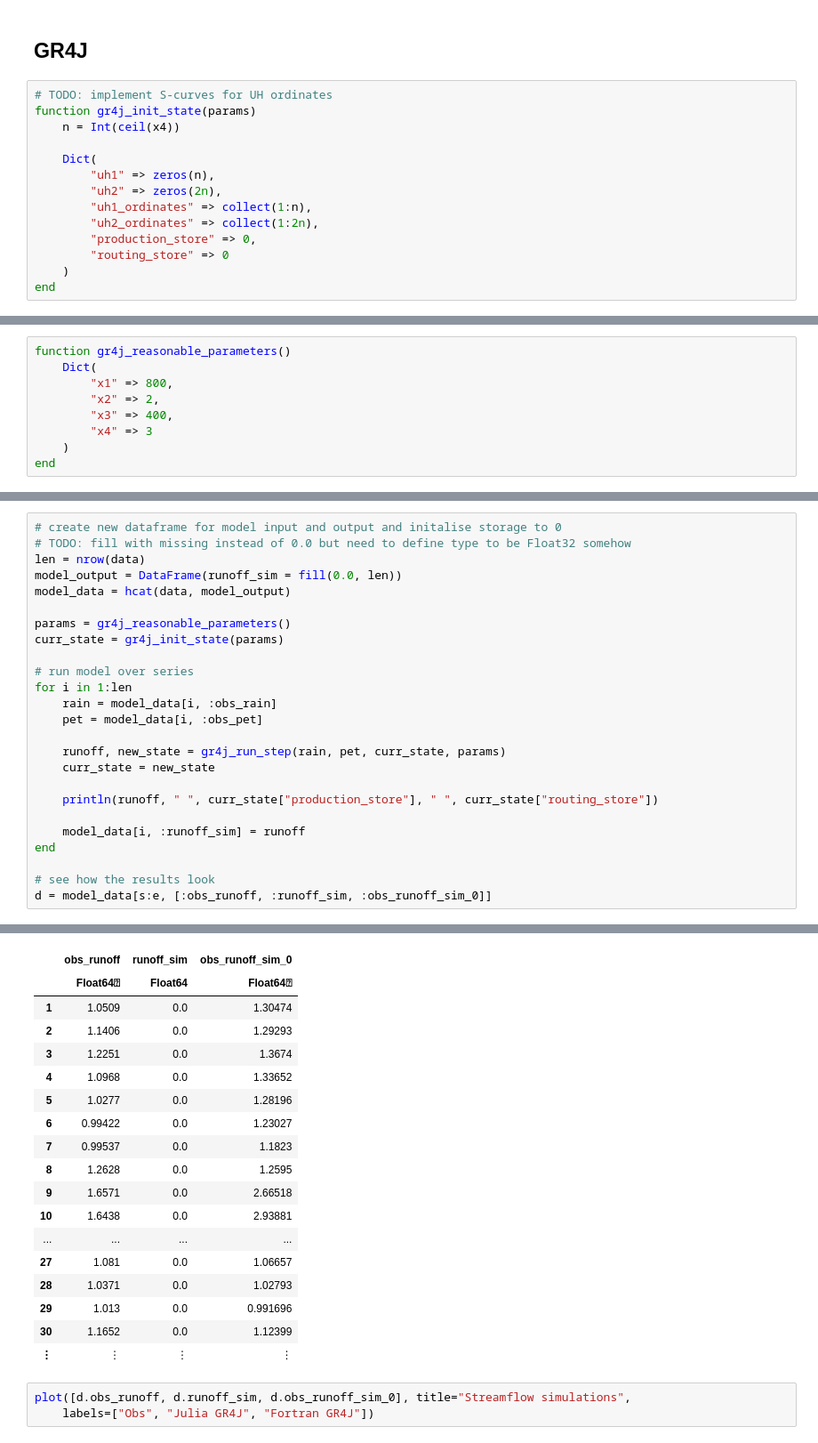
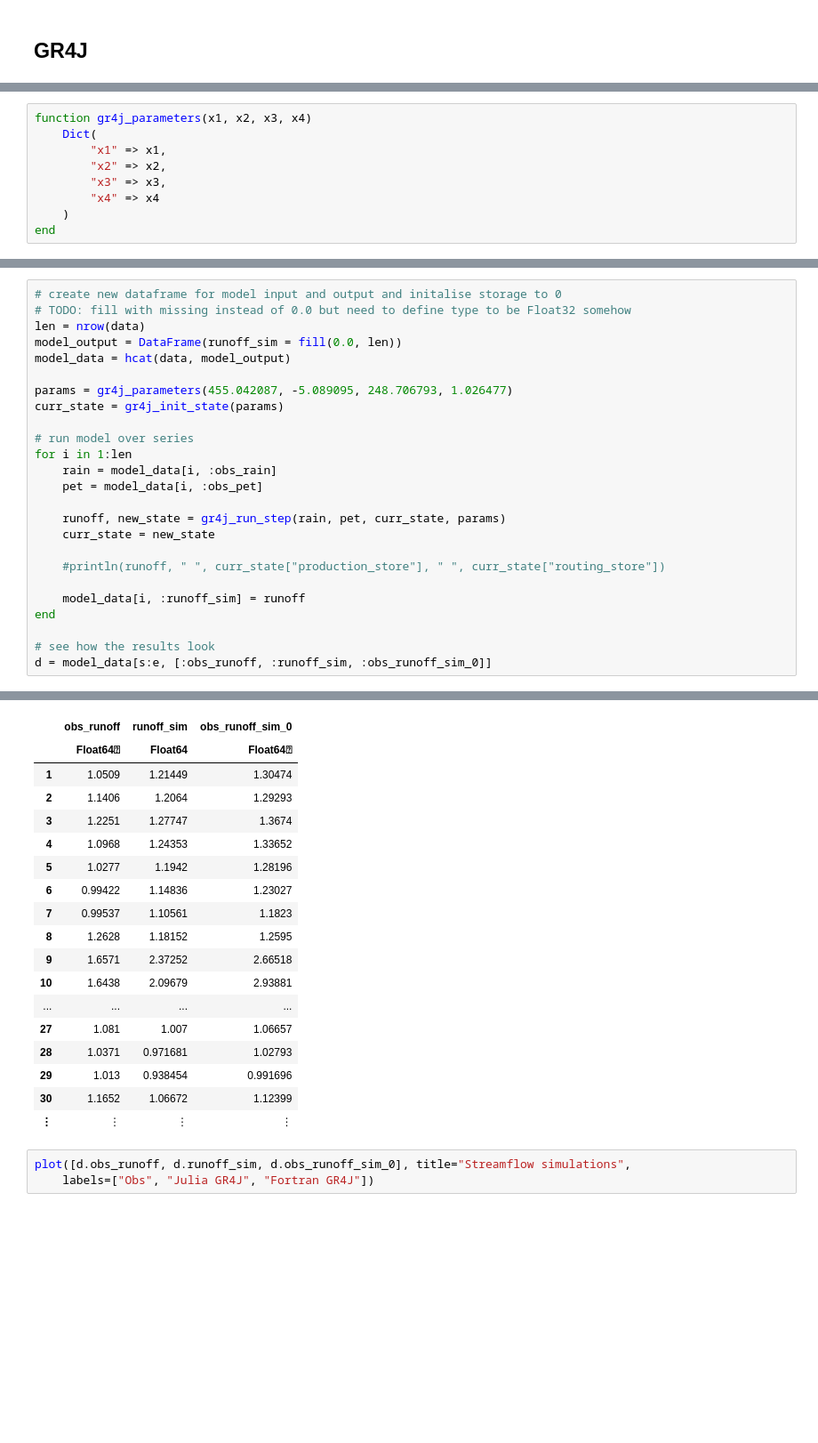
Before and after one commit to richardlaugesen/hurst, a Jupyter notebook: tinker.ipynb, the cells around one changed output, grey strips where cells are left out. Shown at 89% size. Cells and saved outputs as stored; diff of their text form; blank space fills up the shorter version.

Commit message:
Updated tinker notebook to use new GR4J implementation

```diff
--- a/tinker.ipynb
+++ b/tinker.ipynb
@@ -174,17 +174,3 @@ plot([d.obs_runoff, d.runoff_sim, d.obs_runoff_sim_0], title="Streamflow simulat
     labels=["Obs", "One-Store", "GR4J"])
 # %% [markdown]
 ## GR4J
-# %%
-# TODO: implement S-curves for UH ordinates
-function gr4j_init_state(params)
-    n = Int(ceil(x4))
-
-    Dict(
-        "uh1" => zeros(n),
-        "uh2" => zeros(2n),
-        "uh1_ordinates" => collect(1:n),
-        "uh2_ordinates" => collect(1:2n),
-        "production_store" => 0,
-        "routing_store" => 0
-    )
-end
@@ -204,9 +176,0 @@ gr4j_random_parameters (generic function with 1 method)
-# %%
-function gr4j_reasonable_parameters()
-    Dict(
-        "x1" => 800,
-        "x2" => 2,
-        "x3" => 400,
-        "x4" => 3
-    )
-end
@@ -300,0 +195,9 @@ Dict{String,Any}("uh2"=>[0.0, 0.0, 0.0, 0.0, 0.0, 0.0, 0.0, 0.0],"production_sto
+# %%
+function gr4j_parameters(x1, x2, x3, x4)
+    Dict(
+        "x1" => x1,
+        "x2" => x2,
+        "x3" => x3,
+        "x4" => x4
+    )
+end
@@ -305,7 +210,7 @@ len = nrow(data)
 model_output = DataFrame(runoff_sim = fill(0.0, len))
 model_data = hcat(data, model_output)
 
-params = gr4j_reasonable_parameters()
+params = gr4j_parameters(455.042087, -5.089095, 248.706793, 1.026477)
 curr_state = gr4j_init_state(params)
 
 # run model over series
@@ -316,7 +221,7 @@ for i in 1:len
     runoff, new_state = gr4j_run_step(rain, pet, curr_state, params)
     curr_state = new_state
 
-    println(runoff, " ", curr_state["production_store"], " ", curr_state["routing_store"])
+    #println(runoff, " ", curr_state["production_store"], " ", curr_state["routing_store"])
 
     model_data[i, :runoff_sim] = runoff
 end
@@ -344,20 +232,20 @@ d = model_data[s:e, [:obs_runoff, :runoff_sim, :obs_runoff_sim_0]]
 |  | obs_runoff | runoff_sim | obs_runoff_sim_0 |
 |  | Float64⍰ | Float64 | Float64⍰ |
-| 1 | 1.0509 | 0.0 | 1.30474 |
-| 2 | 1.1406 | 0.0 | 1.29293 |
-| 3 | 1.2251 | 0.0 | 1.3674 |
-| 4 | 1.0968 | 0.0 | 1.33652 |
-| 5 | 1.0277 | 0.0 | 1.28196 |
-| 6 | 0.99422 | 0.0 | 1.23027 |
-| 7 | 0.99537 | 0.0 | 1.1823 |
-| 8 | 1.2628 | 0.0 | 1.2595 |
-| 9 | 1.6571 | 0.0 | 2.66518 |
-| 10 | 1.6438 | 0.0 | 2.93881 |
+| 1 | 1.0509 | 1.21449 | 1.30474 |
+| 2 | 1.1406 | 1.2064 | 1.29293 |
+| 3 | 1.2251 | 1.27747 | 1.3674 |
+| 4 | 1.0968 | 1.24353 | 1.33652 |
+| 5 | 1.0277 | 1.1942 | 1.28196 |
+| 6 | 0.99422 | 1.14836 | 1.23027 |
+| 7 | 0.99537 | 1.10561 | 1.1823 |
+| 8 | 1.2628 | 1.18152 | 1.2595 |
+| 9 | 1.6571 | 2.37252 | 2.66518 |
+| 10 | 1.6438 | 2.09679 | 2.93881 |
 | ... | ... | ... | ... |
-| 27 | 1.081 | 0.0 | 1.06657 |
-| 28 | 1.0371 | 0.0 | 1.02793 |
-| 29 | 1.013 | 0.0 | 0.991696 |
-| 30 | 1.1652 | 0.0 | 1.12399 |
+| 27 | 1.081 | 1.007 | 1.06657 |
+| 28 | 1.0371 | 0.971681 | 1.02793 |
+| 29 | 1.013 | 0.938454 | 0.991696 |
+| 30 | 1.1652 | 1.06672 | 1.12399 |
 | ⋮ | ⋮ | ⋮ | ⋮ |
 # %%
 plot([d.obs_runoff, d.runoff_sim, d.obs_runoff_sim_0], title="Streamflow simulations",
```
Also changed, not shown: parts of 8 cells of this notebook.
